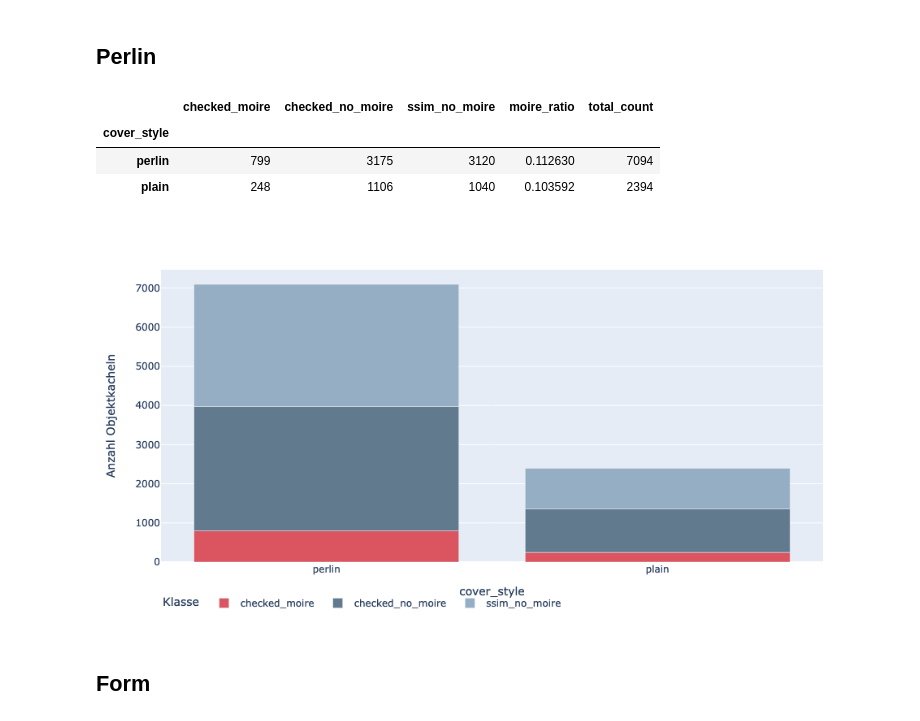
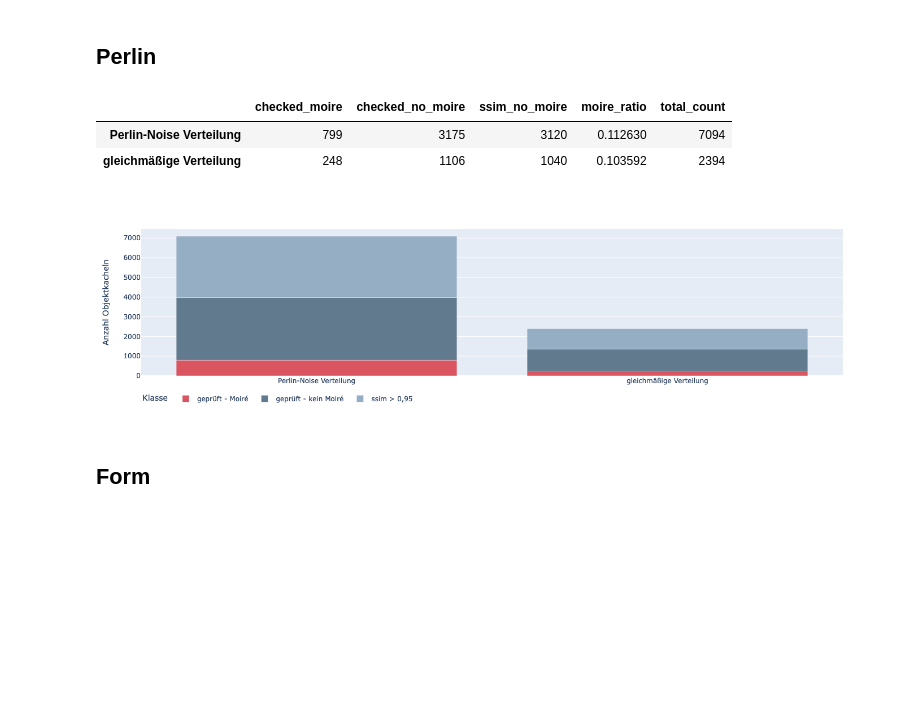
Before and after one commit to FBirwe/master-thesis_moire_detection, a Jupyter notebook: 80_Auswertungen/Auswertung_Mustergenerierung.ipynb, the cells around one changed output. Drawn from its saved outputs; the diff is of its cells as text; code cells hidden in the pictures; blank space fills up the shorter version.

```diff
--- a/80_Auswertungen/Auswertung_Mustergenerierung.ipynb
+++ b/80_Auswertungen/Auswertung_Mustergenerierung.ipynb
@@ -214,35 +248,44 @@ grouped_by_perlin = group_by(
     masks,
     ['cover_style']
 )
+grouped_by_perlin.index = [
+    'Perlin-Noise Verteilung',
+    'gleichmäßige Verteilung'
+]
 # %%
 grouped_by_perlin
 # %% [output]
 |  | checked_moire | checked_no_moire | ssim_no_moire | moire_ratio | total_count |
-| cover_style |  |  |  |  |  |
-| perlin | 799 | 3175 | 3120 | 0.112630 | 7094 |
-| plain | 248 | 1106 | 1040 | 0.103592 | 2394 |
+| Perlin-Noise Verteilung | 799 | 3175 | 3120 | 0.112630 | 7094 |
+| gleichmäßige Verteilung | 248 | 1106 | 1040 | 0.103592 | 2394 |
 # %%
 fig = px.bar(
     grouped_by_perlin.loc[
         :,
         ['checked_moire','checked_no_moire','ssim_no_moire']
-    ],
+    ].rename(
+        columns={
+            "checked_moire" : "geprüft - Moiré",
+            "checked_no_moire" : "geprüft - kein Moiré",
+            "ssim_no_moire" : 'ssim > 0,95'
+        }
+    ),
     labels={
-        'index' : 'Verteilung der Flächendeckung in der Patternvorlage',
+        'index' : '',
         'value' : 'Anzahl Objektkacheln',
         'variable' : 'Klasse'
     },
-    width=800,
-    height=500,
+    width=500,
+    height=400,
     color_discrete_map=COLOR_MAP
 )
 fig.update_layout(legend={'orientation':'h'})
 fig.write_image( attachment_dir / 'grouped_by_perlin.jpg' )
 fig.write_image( attachment_dir / 'grouped_by_perlin.pdf' )
 
 fig
 # %% [output]
-[figure, old version]
+[figure, new version]
 # %% [markdown]
 ## Form
 # %%
```
Also changed, not shown: parts of 37 cells of this notebook, 5 other files.
